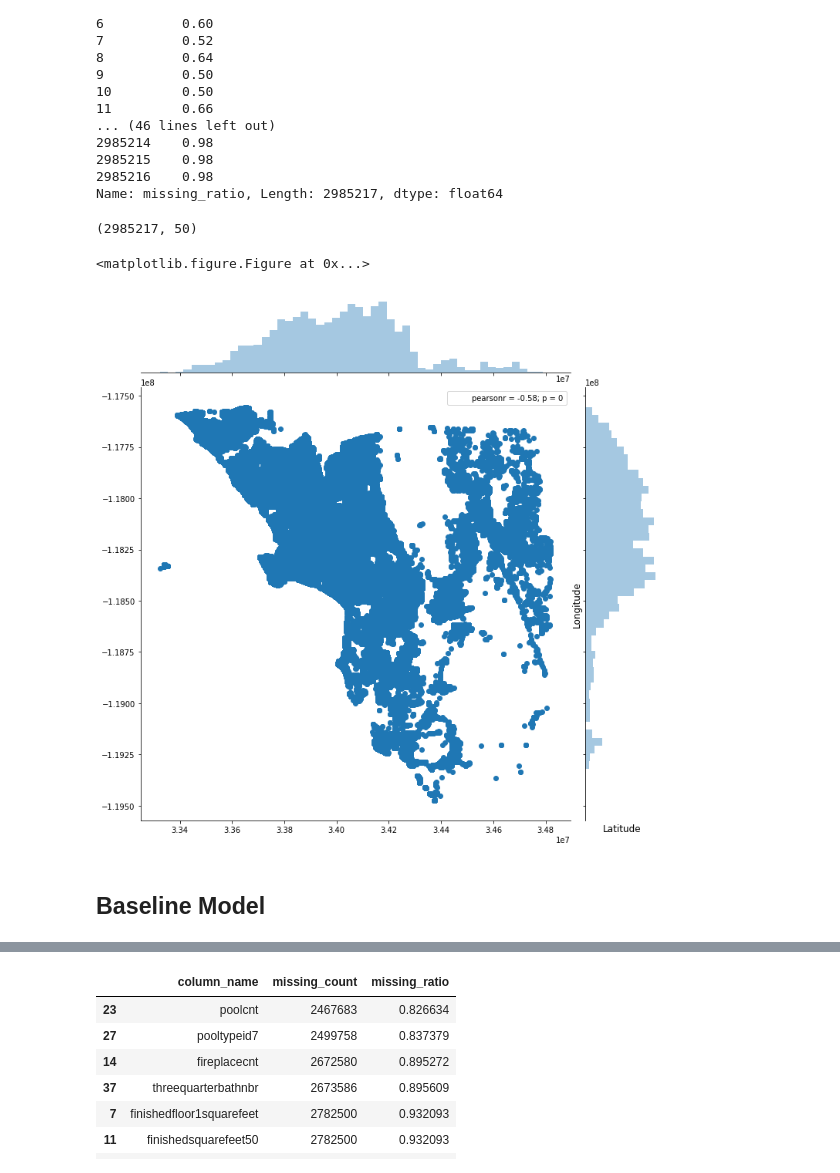
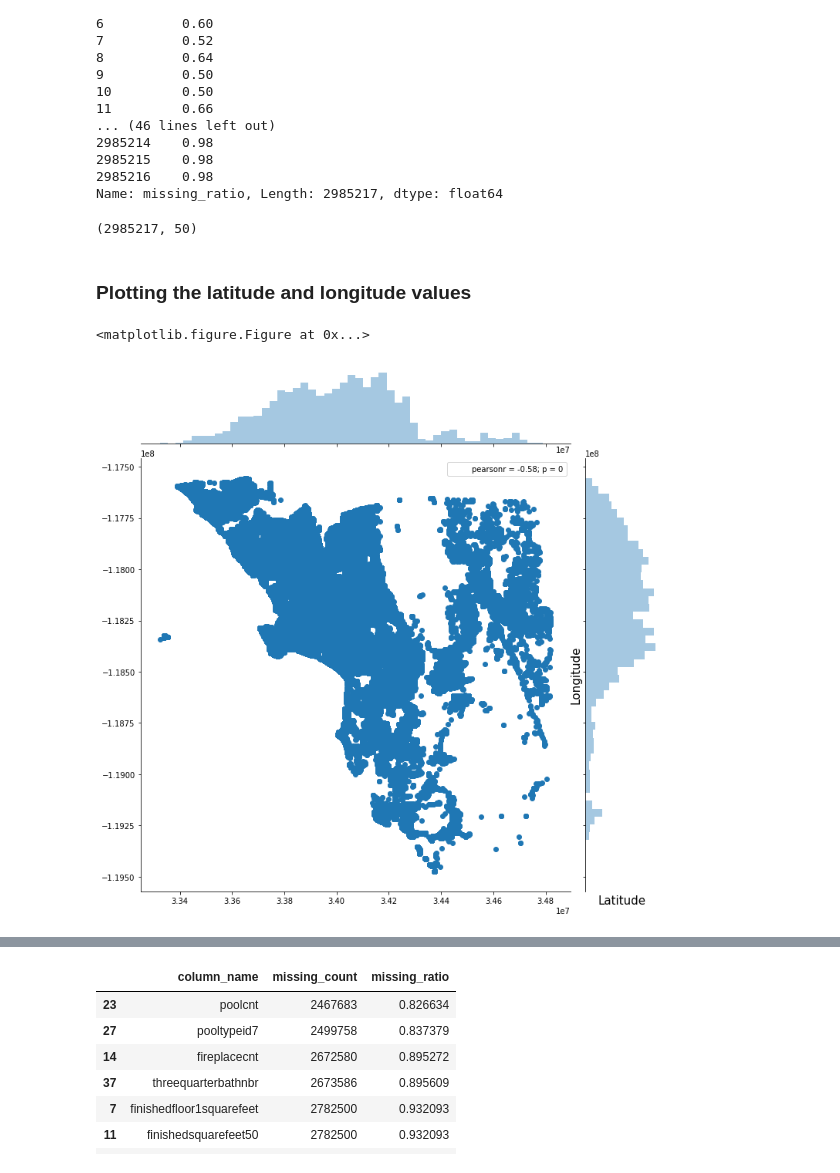
Before and after one commit to jayybhatt/Data-Science-Fundamentals, a Jupyter notebook: HW2/HW2.ipynb, the cells around one changed output, grey strips where cells are left out. Drawn from its saved outputs; the diff is of its cells as text; code cells hidden in the pictures.

```diff
--- a/HW2/HW2.ipynb
+++ b/HW2/HW2.ipynb
@@ -139,20 +162,19 @@ Name: missing_ratio, Length: 2985217, dtype: float64
-# %%
-# prop_data.drop(prop_data.index[rows_to_delete["row_index"]], inplace=True)
-prop_data.shape
-# %% [output]
-(2985217, 50)
+# %%
+del missing_val
+del missing_val_rows
+gc.collect()
+
+prop_data.shape
+# %% [output]
+(2985217, 50)
+# %% [markdown]
+### Plotting the latitude and longitude values
 # %%
-del missing_val
-del missing_val_rows
-gc.collect()
-
 plt.figure(figsize=(12,12))
 sb.jointplot(x=prop_data.latitude.values, y=prop_data.longitude.values, size=10)
-plt.ylabel('Longitude', fontsize=12)
-plt.xlabel('Latitude', fontsize=12)
+plt.ylabel('Longitude', fontsize=15)
+plt.xlabel('Latitude', fontsize=15)
 plt.show()
 # %% [output]
 <matplotlib.figure.Figure at 0x...>
-[figure, old version]
+[figure, new version]
-# %% [markdown]
-## Baseline Model
```
Also changed, not shown: parts of 80 cells of this notebook, 5 other files.
